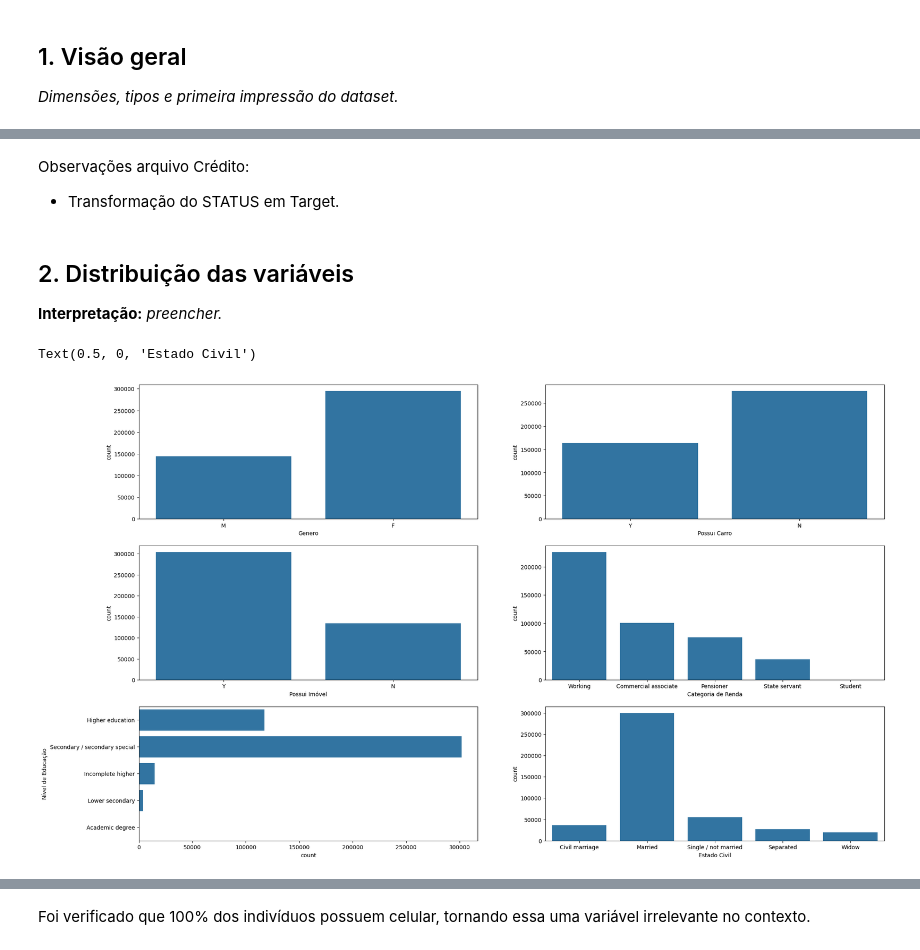
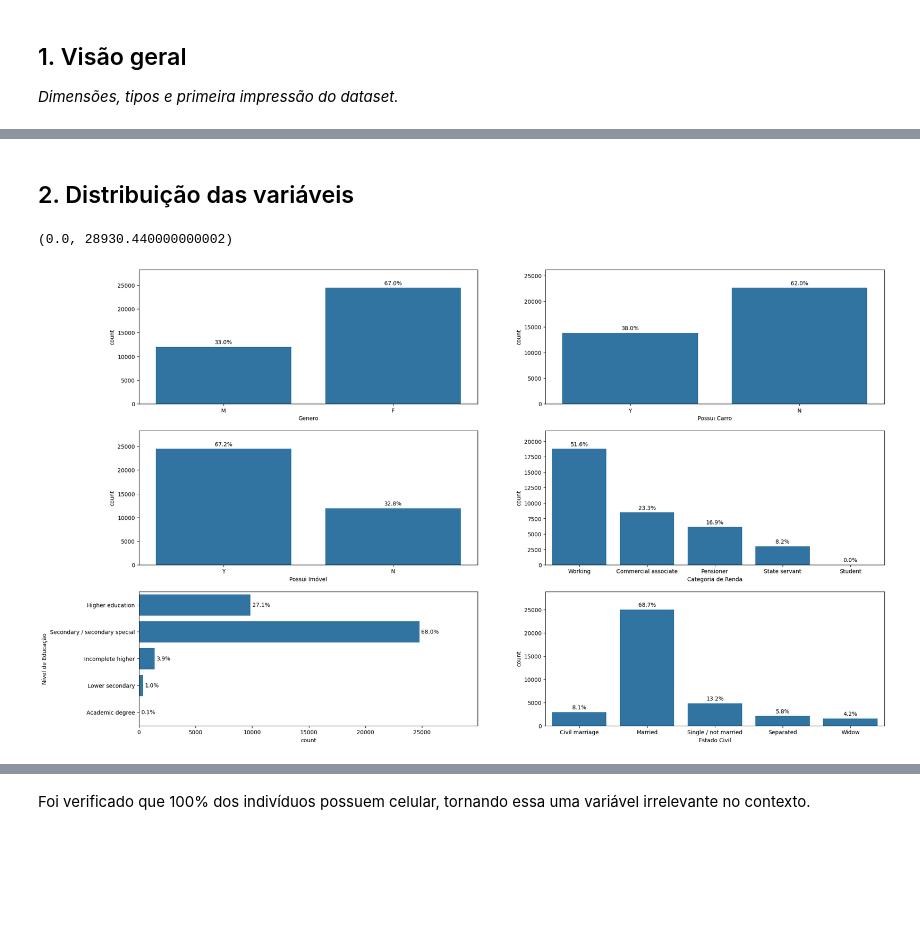
Before and after one commit to camilavbr/Tech_Challenge_Fase2_rm377839, a Jupyter notebook: notebooks/01_eda.ipynb, the cells around one changed output, grey strips where cells are left out. Drawn from its saved outputs; the diff is of its cells as text; code cells hidden in the pictures; blank space fills up the shorter version.

```diff
--- a/notebooks/01_eda.ipynb
+++ b/notebooks/01_eda.ipynb
@@ -120,6 +118,7 @@ df_credito.head()
 # %%
 #Criação da variável Target
 #Entende-se que para a regra de negócio pequenos atrasos são normais e não devem excluir, a princípio, um cliente, assim será considerado bom_pagador C, 0, 1 e mau_pagador 2, 3, 4, 5
+TARGET = 'mau_pagador'
 df_credito['mau_pagador'] = df_credito['STATUS'].isin(['2', '3', '4', '5']).astype(int)
 
 target = (
@@ -298,46 +281,71 @@ memory usage: 24.0+ MB
-# %% [markdown]
-Observações arquivo Crédito:
-- Transformação do STATUS em Target.
 # %% [markdown]
 ## 2. Distribuição das variáveis
-
-**Interpretação:** _preencher._
 # %%
 # histogramas / boxplots
 plt.figure(figsize=(24,20))
 
 plt.subplot(4,2,1)
-fig = sns.countplot(data=df_perfil, x='CODE_GENDER')
+fig = sns.countplot(data=base, x='CODE_GENDER')
 fig.set_title("")
 fig.set_xlabel("Genero")
+total = len(base)
+for container in fig.containers:
+  labels = [f'{v.get_height() / total * 100:.1f}%' if v.get_height() > 0 else '' for v in container]
+  fig.bar_label(container, labels=labels, label_type='edge', padding=3)
+fig.set_ylim(0, fig.get_ylim()[1] * 1.1)
 
 plt.subplot(4,2,2)
-fig = sns.countplot(data=df_perfil, x='FLAG_OWN_CAR')
+fig = sns.countplot(data=base, x='FLAG_OWN_CAR')
 fig.set_title("")
 fig.set_xlabel("Possui Carro")
+total = len(base)
+for container in fig.containers:
+  labels = [f'{v.get_height() / total * 100:.1f}%' if v.get_height() > 0 else '' for v in container]
+  fig.bar_label(container, labels=labels, label_type='edge', padding=3)
+fig.set_ylim(0, fig.get_ylim()[1] * 1.1)
 
 plt.subplot(4,2,3)
-fig = sns.countplot(data=df_perfil, x='FLAG_OWN_REALTY')
+fig = sns.countplot(data=base, x='FLAG_OWN_REALTY')
 fig.set_title("")
 fig.set_xlabel("Possui Imóvel")
+total = len(base)
+for container in fig.containers:
+  labels = [f'{v.get_height() / total * 100:.1f}%' if v.get_height() > 0 else '' for v in container]
+  fig.bar_label(container, labels=labels, label_type='edge', padding=3)
+fig.set_ylim(0, fig.get_ylim()[1] * 1.1)
 
 plt.subplot(4,2,4)
-fig = sns.countplot(data=df_perfil, x='NAME_INCOME_TYPE')
+fig = sns.countplot(data=base, x='NAME_INCOME_TYPE')
 fig.set_title("")
 fig.set_xlabel("Categoria de Renda")
+total = len(base)
+for container in fig.containers:
+  labels = [f'{v.get_height() / total * 100:.1f}%' if v.get_height() > 0 else '' for v in container]
+  fig.bar_label(container, labels=labels, label_type='edge', padding=3)
+fig.set_ylim(0, fig.get_ylim()[1] * 1.1)
 
 plt.subplot(4,2,5)
-fig = sns.countplot(data=df_perfil, y='NAME_EDUCATION_TYPE')
+fig = sns.countplot(data=base, y='NAME_EDUCATION_TYPE')
 fig.set_title("")
 fig.set_ylabel("Nível de Educação")
+total = len(base)
+for container in fig.containers:
+    labels = [f'{v.get_width() / total * 100:.1f}%' if v.get_width() > 0 else '' for v in container]
+    fig.bar_label(container, labels=labels, label_type='edge', padding=3)
+fig.set_xlim(0, fig.get_xlim()[1] * 1.15)
 
 plt.subplot(4,2,6)
-fig = sns.countplot(data=df_perfil, x='NAME_FAMILY_STATUS')
+fig = sns.countplot(data=base, x='NAME_FAMILY_STATUS')
 fig.set_title("")
 fig.set_xlabel("Estado Civil")
+total = len(base)
+for container in fig.containers:
+  labels = [f'{v.get_height() / total * 100:.1f}%' if v.get_height() > 0 else '' for v in container]
+  fig.bar_label(container, labels=labels, label_type='edge', padding=3)
+fig.set_ylim(0, fig.get_ylim()[1] * 1.1)
 # %% [output]
-Text(0.5, 0, 'Estado Civil')
+(0.0, 28930.440000000002)
-[figure, old version]
+[figure, new version]
 # %%
 plt.figure(figsize=(24,20))
 
```
Also changed, not shown: parts of 31 cells of this notebook.
